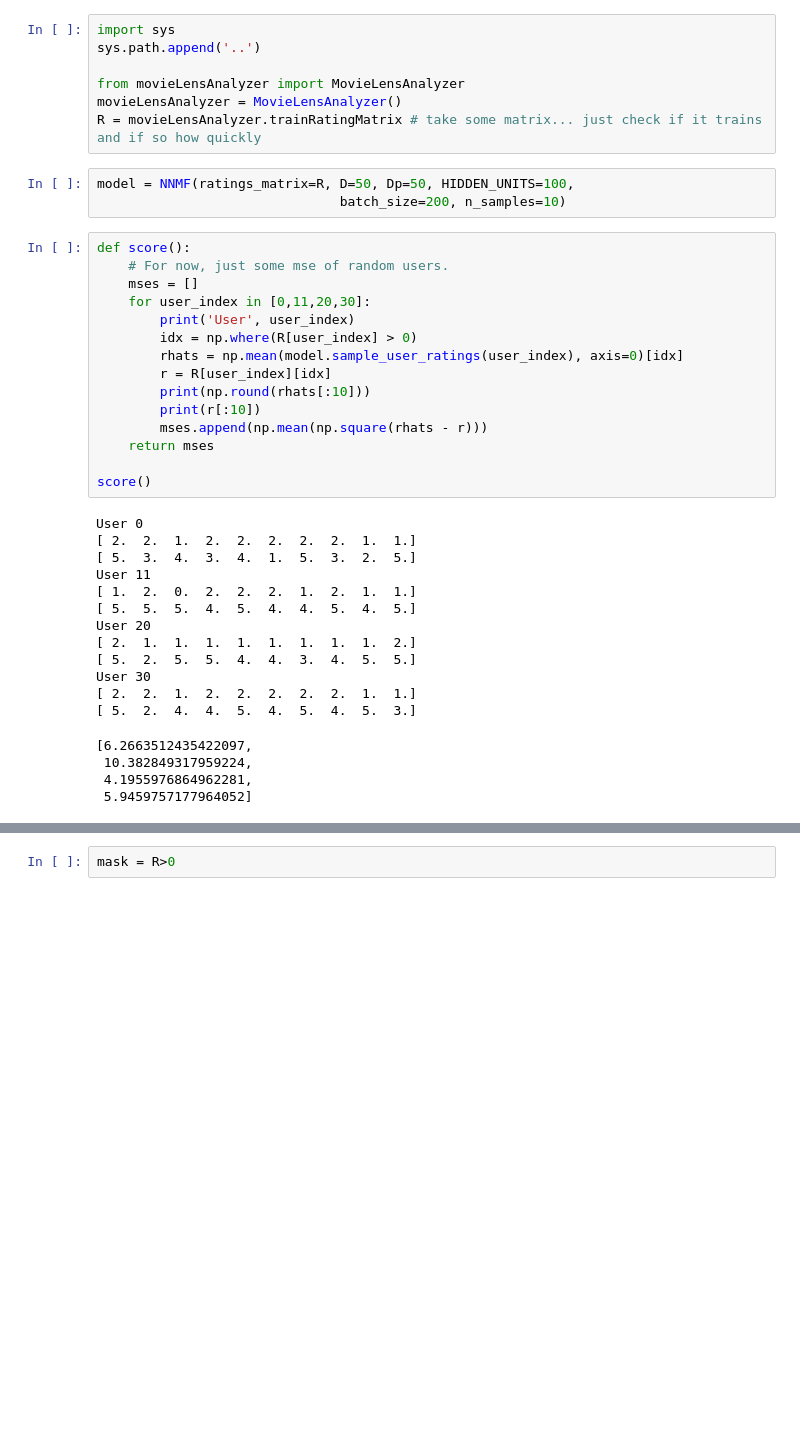
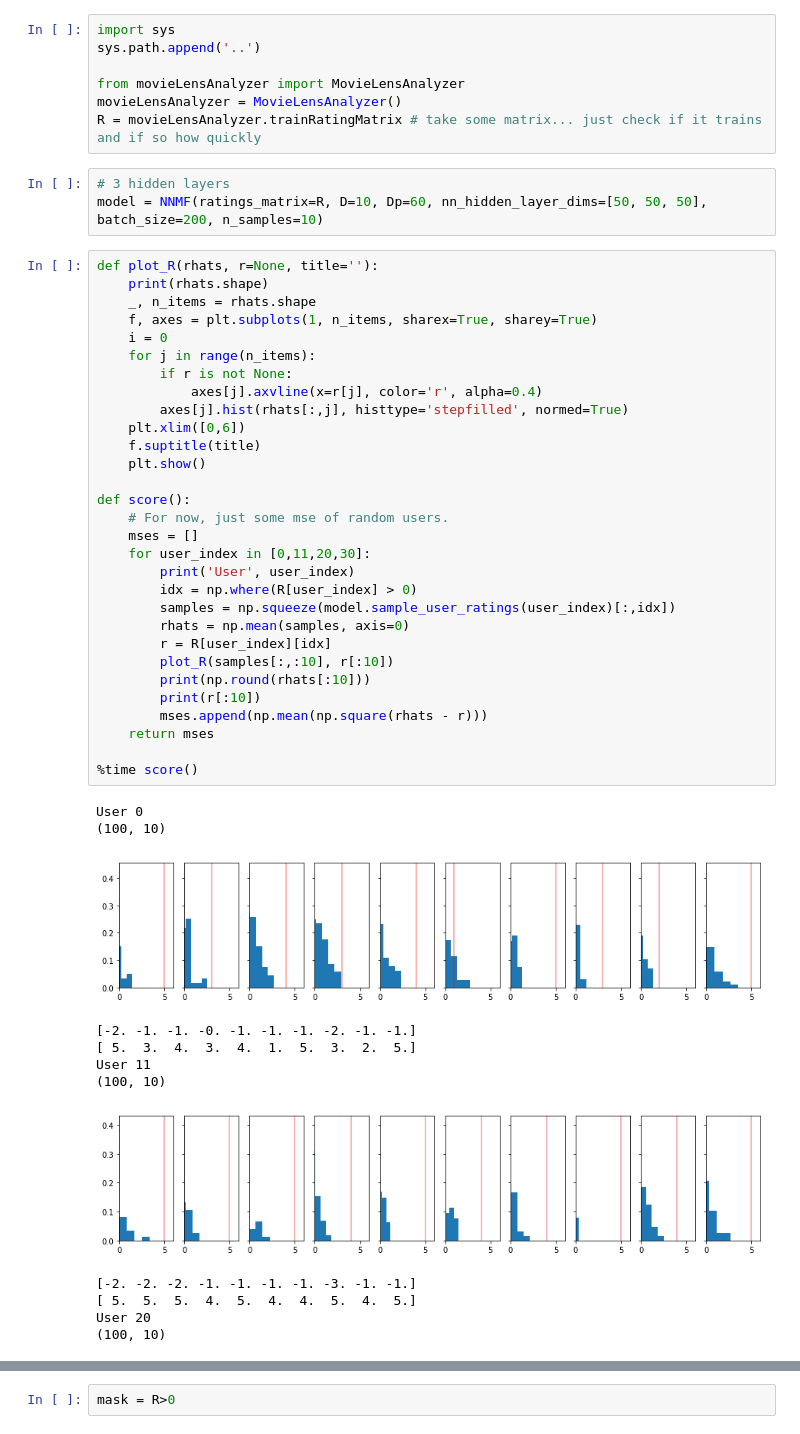
Before and after one commit to esdu/csc2541_project, a Jupyter notebook: models/nnmf_svi_eddie_demo_movielens.ipynb, the cells around one changed output, grey strips where cells are left out. Cells and saved outputs as stored; diff of their text form; blank space fills up the shorter version.

```diff
--- a/models/nnmf_svi_eddie_demo_movielens.ipynb
+++ b/models/nnmf_svi_eddie_demo_movielens.ipynb
@@ -22,37 +22,48 @@ from movieLensAnalyzer import MovieLensAnalyzer
 movieLensAnalyzer = MovieLensAnalyzer()
 R = movieLensAnalyzer.trainRatingMatrix # take some matrix... just check if it trains and if so how quickly
 # %%
-model = NNMF(ratings_matrix=R, D=50, Dp=50, HIDDEN_UNITS=100,
-                               batch_size=200, n_samples=10)
+# 3 hidden layers
+model = NNMF(ratings_matrix=R, D=10, Dp=60, nn_hidden_layer_dims=[50, 50, 50], batch_size=200, n_samples=10)
 # %%
+def plot_R(rhats, r=None, title=''):
+    print(rhats.shape)
+    _, n_items = rhats.shape
+    f, axes = plt.subplots(1, n_items, sharex=True, sharey=True)
+    i = 0
+    for j in range(n_items):
+        if r is not None:
+            axes[j].axvline(x=r[j], color='r', alpha=0.4)
+        axes[j].hist(rhats[:,j], histtype='stepfilled', normed=True)
+    plt.xlim([0,6])
+    f.suptitle(title)
+    plt.show()
+
 def score():
     # For now, just some mse of random users.
     mses = []
     for user_index in [0,11,20,30]:
         print('User', user_index)
         idx = np.where(R[user_index] > 0)
-        rhats = np.mean(model.sample_user_ratings(user_index), axis=0)[idx]
+        samples = np.squeeze(model.sample_user_ratings(user_index)[:,idx])
+        rhats = np.mean(samples, axis=0)
         r = R[user_index][idx]
+        plot_R(samples[:,:10], r[:10])
         print(np.round(rhats[:10]))
         print(r[:10])
         mses.append(np.mean(np.square(rhats - r)))
     return mses
 
-score()
+%time score()
 # %% [output]
 User 0
-[ 2.  2.  1.  2.  2.  2.  2.  2.  1.  1.]
-[ 5.  3.  4.  3.  4.  1.  5.  3.  2.  5.]
-User 11
-[ 1.  2.  0.  2.  2.  2.  1.  2.  1.  1.]
-[ 5.  5.  5.  4.  5.  4.  4.  5.  4.  5.]
-User 20
-[ 2.  1.  1.  1.  1.  1.  1.  1.  1.  2.]
-[ 5.  2.  5.  5.  4.  4.  3.  4.  5.  5.]
-User 30
-[ 2.  2.  1.  2.  2.  2.  2.  2.  1.  1.]
-[ 5.  2.  4.  4.  5.  4.  5.  4.  5.  3.]
+(100, 10)
+[figure, added]
-[6.2663512435422097,
- 10.382849317959224,
- 4.1955976864962281,
- 5.9459757177964052]
+[-2. -1. -1. -0. -1. -1. -1. -2. -1. -1.]
+[ 5.  3.  4.  3.  4.  1.  5.  3.  2.  5.]
+User 11
+(100, 10)
+[figure, added]
+[-2. -2. -2. -1. -1. -1. -1. -3. -1. -1.]
+[ 5.  5.  5.  4.  5.  4.  4.  5.  4.  5.]
+User 20
+(100, 10)
```
Also changed, not shown: parts of 5 cells of this notebook, 2 other files.
